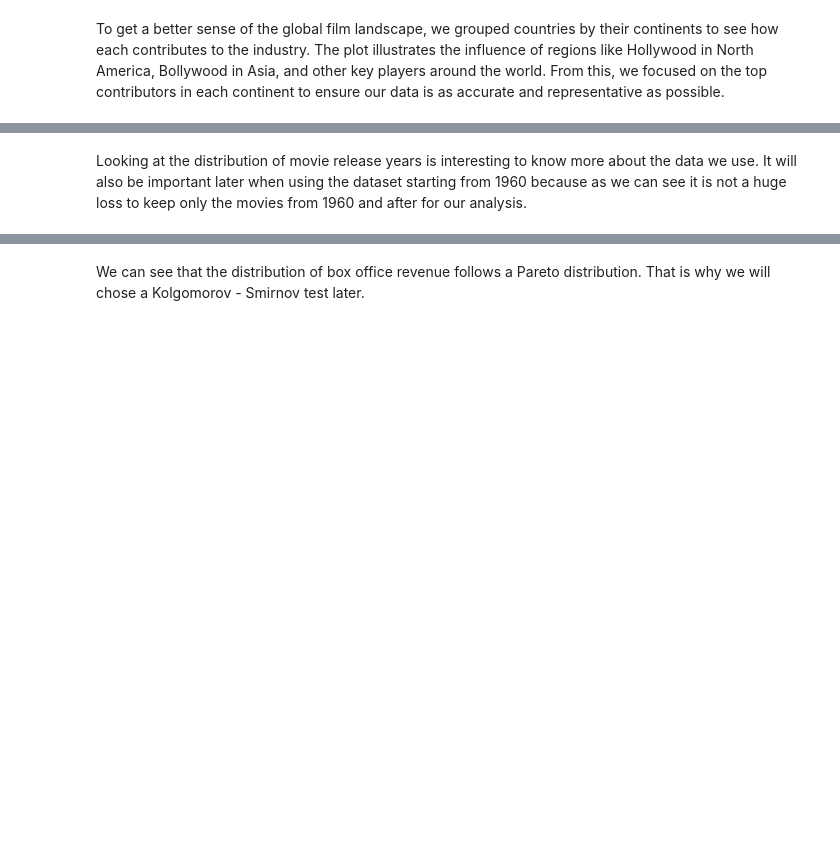
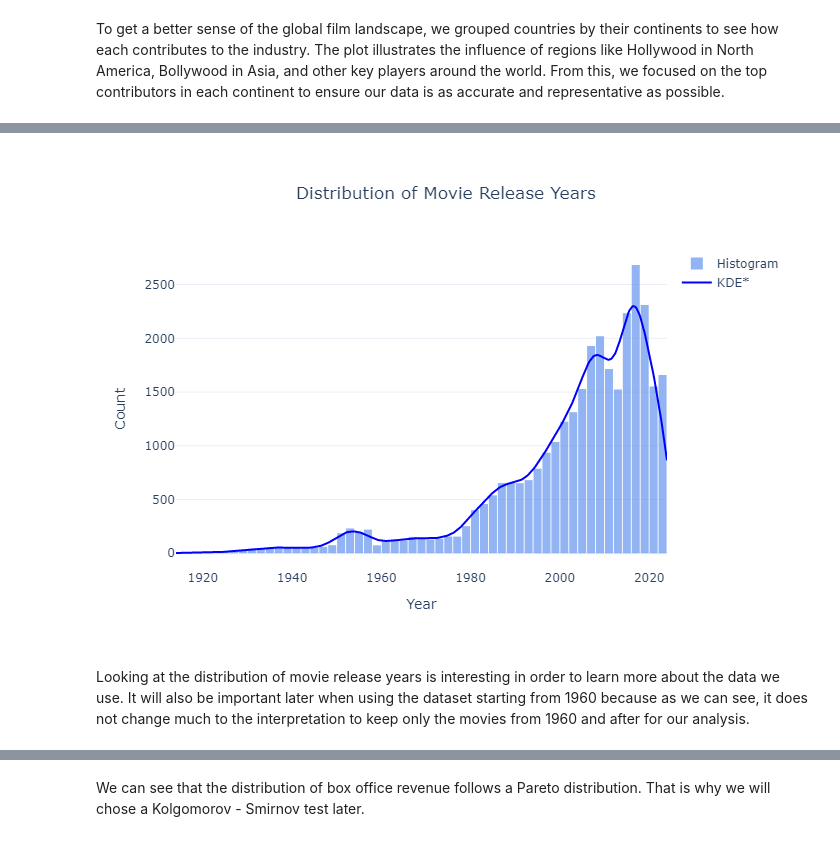
Before and after one commit to epfl-ada/ada-2024-project-l-ekip, a Jupyter notebook: results.ipynb, the cells around one changed output, grey strips where cells are left out. Cells and saved outputs as stored; diff of their text form; code cells hidden in the pictures; blank space fills up the shorter version.

```diff
--- a/results.ipynb
+++ b/results.ipynb
@@ -249,5 +249,5 @@ fig.update_layout(
 )
 
 # Show the plot
-plotly.offline.iplot(fig)
+fig.show("png")
 # %% [output]
@@ -255,5 +254,6 @@ plotly.offline.iplot(fig)
+[figure, added]
 # %% [markdown]
-Looking at the distribution of movie release years is interesting to know more about the data we use. It will also be important later when using the dataset starting from 1960 because as we can see it is not a huge loss to keep only the movies from 1960 and after for our analysis.
+Looking at the distribution of movie release years is interesting in order to learn more about the data we use. It will also be important later when using the dataset starting from 1960 because as we can see, it does not change much to the interpretation to keep only the movies from 1960 and after for our analysis.
 # %%
 # Filter the worldwide revenue column
 revenue_data = df_movies["worldwide"].dropna()
```
Also changed, not shown: parts of 13 cells of this notebook.
